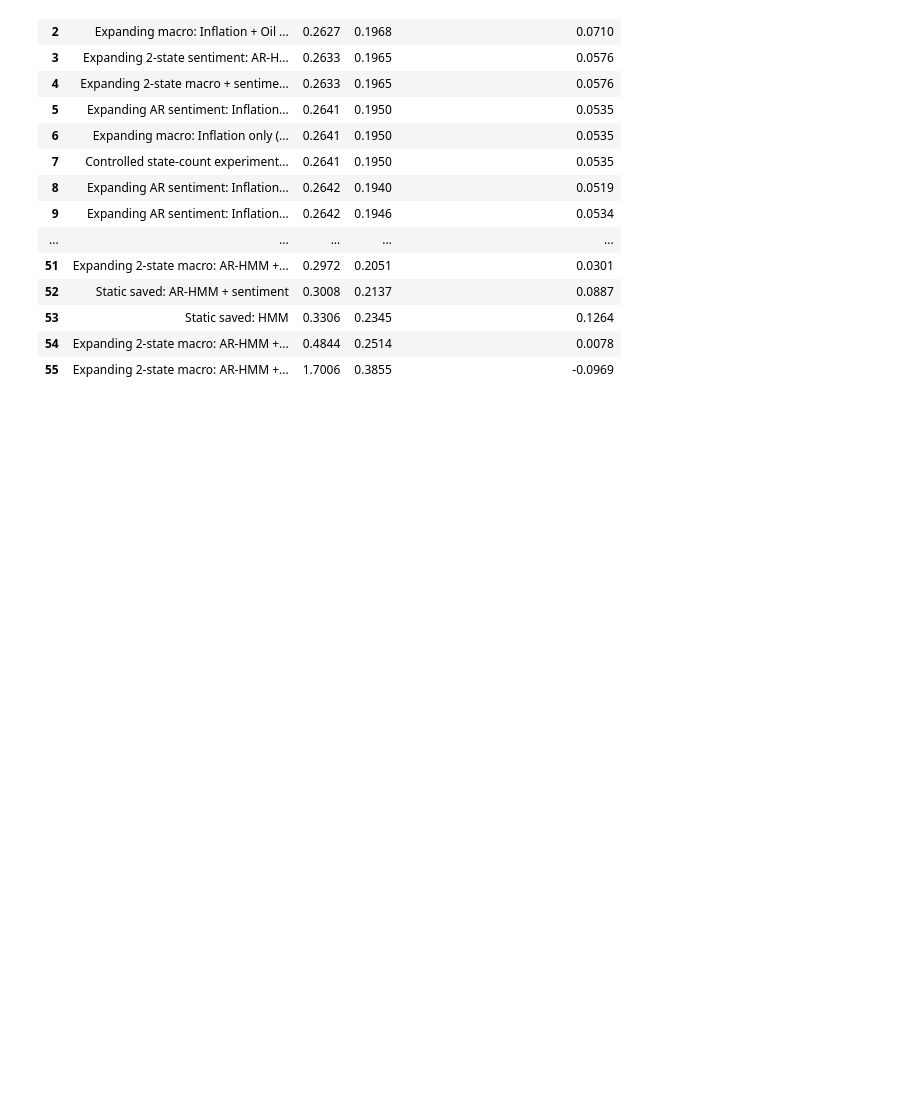
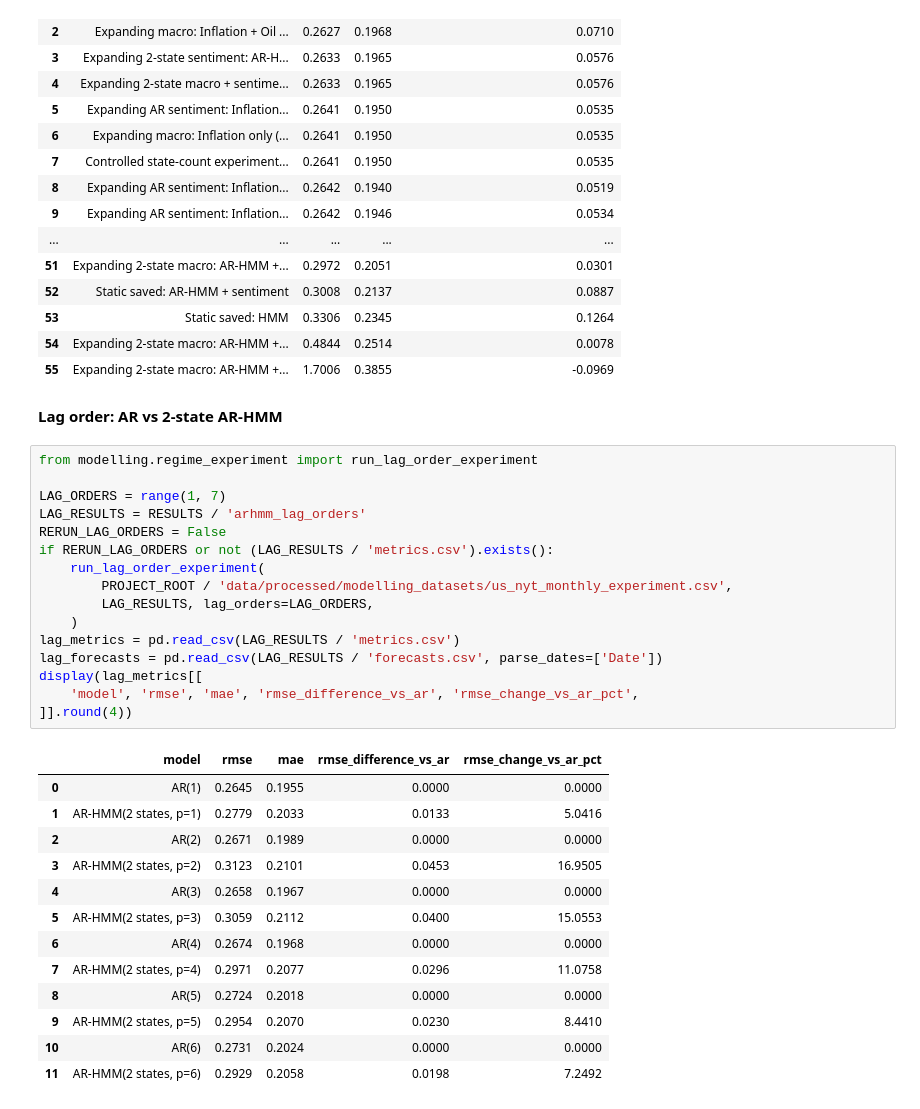
Before and after one commit to zahra-ynp/Thesis, a Jupyter notebook: modelling/notebooks/02_Forecasting_and_Regime_Results.ipynb, the cells around one changed output. Drawn from its saved outputs; the diff is of its cells as text; blank space fills up the shorter version.

```diff
--- a/modelling/notebooks/02_Forecasting_and_Regime_Results.ipynb
+++ b/modelling/notebooks/02_Forecasting_and_Regime_Results.ipynb
@@ -523,3 +523,35 @@ all_models_with_four_states.to_csv(FOUR_STATE_RESULTS / 'all_models_comparison.c
 | 53 | Static saved: HMM | 0.3306 | 0.2345 | 0.1264 |
 | 54 | Expanding 2-state macro: AR-HMM +... | 0.4844 | 0.2514 | 0.0078 |
 | 55 | Expanding 2-state macro: AR-HMM +... | 1.7006 | 0.3855 | -0.0969 |
+# %% [markdown]
+**Lag order: AR vs 2-state AR-HMM**
+# %%
+from modelling.regime_experiment import run_lag_order_experiment
+
+LAG_ORDERS = range(1, 7)
+LAG_RESULTS = RESULTS / 'arhmm_lag_orders'
+RERUN_LAG_ORDERS = False
+if RERUN_LAG_ORDERS or not (LAG_RESULTS / 'metrics.csv').exists():
+    run_lag_order_experiment(
+        PROJECT_ROOT / 'data/processed/modelling_datasets/us_nyt_monthly_experiment.csv',
+        LAG_RESULTS, lag_orders=LAG_ORDERS,
+    )
+lag_metrics = pd.read_csv(LAG_RESULTS / 'metrics.csv')
+lag_forecasts = pd.read_csv(LAG_RESULTS / 'forecasts.csv', parse_dates=['Date'])
+display(lag_metrics[[
+    'model', 'rmse', 'mae', 'rmse_difference_vs_ar', 'rmse_change_vs_ar_pct',
+]].round(4))
+# %% [output]
+|  | model | rmse | mae | rmse_difference_vs_ar | rmse_change_vs_ar_pct |
+| 0 | AR(1) | 0.2645 | 0.1955 | 0.0000 | 0.0000 |
+| 1 | AR-HMM(2 states, p=1) | 0.2779 | 0.2033 | 0.0133 | 5.0416 |
+| 2 | AR(2) | 0.2671 | 0.1989 | 0.0000 | 0.0000 |
+| 3 | AR-HMM(2 states, p=2) | 0.3123 | 0.2101 | 0.0453 | 16.9505 |
+| 4 | AR(3) | 0.2658 | 0.1967 | 0.0000 | 0.0000 |
+| 5 | AR-HMM(2 states, p=3) | 0.3059 | 0.2112 | 0.0400 | 15.0553 |
+| 6 | AR(4) | 0.2674 | 0.1968 | 0.0000 | 0.0000 |
+| 7 | AR-HMM(2 states, p=4) | 0.2971 | 0.2077 | 0.0296 | 11.0758 |
+| 8 | AR(5) | 0.2724 | 0.2018 | 0.0000 | 0.0000 |
+| 9 | AR-HMM(2 states, p=5) | 0.2954 | 0.2070 | 0.0230 | 8.4410 |
+| 10 | AR(6) | 0.2731 | 0.2024 | 0.0000 | 0.0000 |
+| 11 | AR-HMM(2 states, p=6) | 0.2929 | 0.2058 | 0.0198 | 7.2492 |
```
Also changed, not shown: parts of 2 cells of this notebook, 4 other files.
